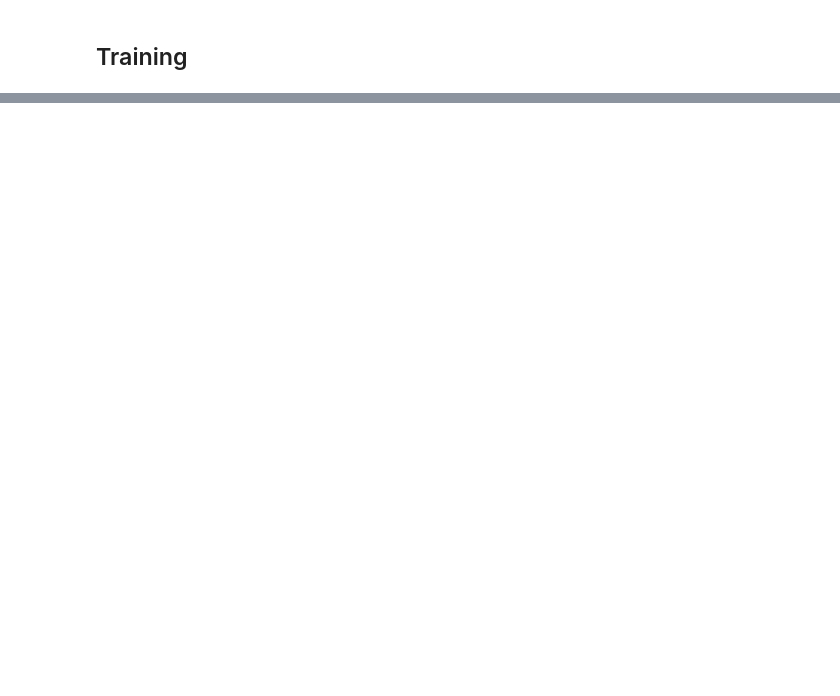
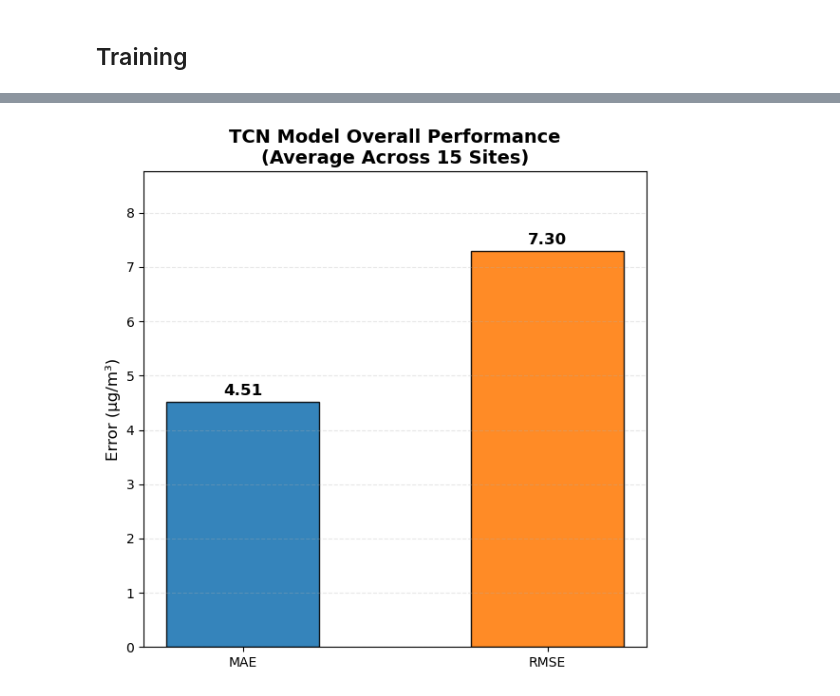
Before and after one commit to jeffreyschoi/cali_air_quality, a Jupyter notebook: modeling/tcn_modeling.ipynb, the cells around one changed output, grey strips where cells are left out. Cells and saved outputs as stored; diff of their text form; code cells hidden in the pictures; blank space fills up the shorter version.

```diff
--- a/modeling/tcn_modeling.ipynb
+++ b/modeling/tcn_modeling.ipynb
@@ -216 +342,34 @@ Training Complete.
+# %%
+# --- 1. YOUR DATA ---
+metrics = ['MAE', 'RMSE']
+values = [4.51, 7.30]  # The exact numbers you provided
+colors = ['#1f77b4', '#ff7f0e'] # Blue for RMSE, Orange for MAE
+
+# --- 2. CREATE PLOT ---
+fig, ax = plt.subplots(figsize=(6, 6))
+
+# Plot Bars
+bars = ax.bar(metrics, values, color=colors, alpha=0.9, edgecolor='black', width=0.5)
+
+# Formatting
+ax.set_ylabel('Error (µg/m³)', fontsize=12)
+ax.set_title('TCN Model Overall Performance\n(Average Across 15 Sites)', fontsize=14, fontweight='bold')
+ax.grid(axis='y', linestyle='--', alpha=0.3)
+
+# Add value labels on top
+for bar in bars:
+    height = bar.get_height()
+    ax.annotate(f'{height:.2f}',
+                xy=(bar.get_x() + bar.get_width() / 2, height),
+                xytext=(0, 3),  # 3 points vertical offset
+                textcoords="offset points",
+                ha='center', va='bottom', fontsize=12, fontweight='bold')
+
+# Set y-limit to give some headroom
+ax.set_ylim(0, max(values) * 1.2)
+
+plt.tight_layout()
+plt.show()
+# %% [output]
+[figure, added]
 # %%
```
Also changed, not shown: parts of 18 cells of this notebook, 4 other files.
